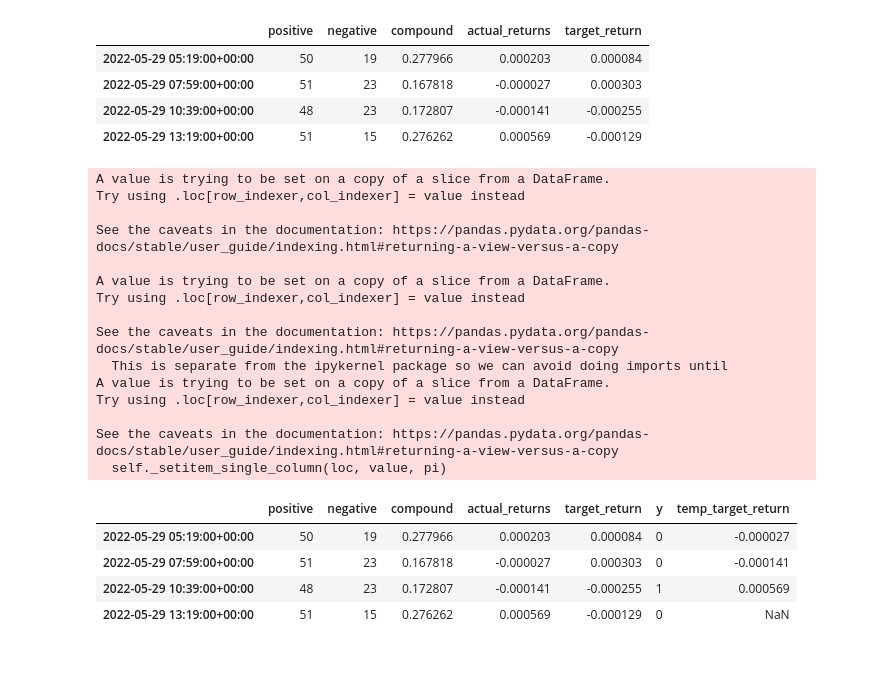
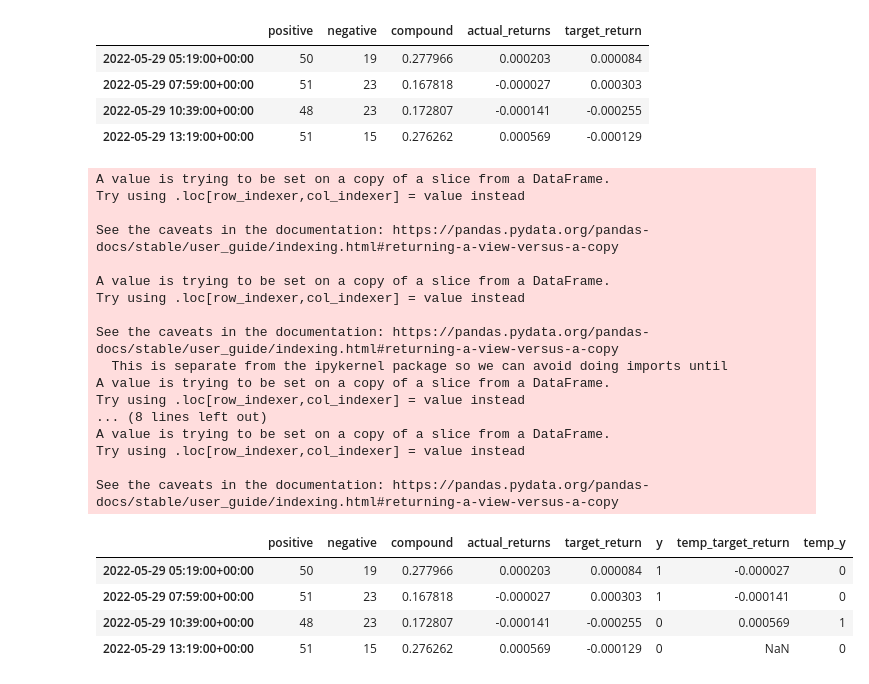
Before and after one commit to mahaguru24/project2-group5, a Jupyter notebook: main.ipynb, the cells around one changed output. Cells and saved outputs as stored; diff of their text form; code cells hidden in the pictures.

Commit message:
Get temp_y

```diff
--- a/main.ipynb
+++ b/main.ipynb
@@ -269,27 +269,32 @@ findal_df
 # %%
 # todo shift returns
 findal_df['temp_target_return'] = findal_df['actual_returns'].shift(-1)
 findal_df['y'] = 0
-findal_df.loc[findal_df['temp_target_return'] > 0, 'y'] = 1
+findal_df.loc[findal_df['target_return'] > 0, 'y'] = 1
+findal_df['temp_target_return'] = findal_df['actual_returns'].shift(-1)
+findal_df['temp_y'] = 0
+findal_df.loc[findal_df['temp_target_return'] > 0, 'temp_y'] = 1
 findal_df
 # %% [output]
 A value is trying to be set on a copy of a slice from a DataFrame.
 Try using .loc[row_indexer,col_indexer] = value instead
 
 See the caveats in the documentation: https://pandas.pydata.org/pandas-docs/stable/user_guide/indexing.html#returning-a-view-versus-a-copy
 
 A value is trying to be set on a copy of a slice from a DataFrame.
 Try using .loc[row_indexer,col_indexer] = value instead
 
 See the caveats in the documentation: https://pandas.pydata.org/pandas-docs/stable/user_guide/indexing.html#returning-a-view-versus-a-copy
   This is separate from the ipykernel package so we can avoid doing imports until
 A value is trying to be set on a copy of a slice from a DataFrame.
 Try using .loc[row_indexer,col_indexer] = value instead
+... (8 lines left out)
+A value is trying to be set on a copy of a slice from a DataFrame.
+Try using .loc[row_indexer,col_indexer] = value instead
 
 See the caveats in the documentation: https://pandas.pydata.org/pandas-docs/stable/user_guide/indexing.html#returning-a-view-versus-a-copy
-  self._setitem_single_column(loc, value, pi)
-|  | positive | negative | compound | actual_returns | target_return | y | temp_target_return |
-| 2022-05-29 05:19:00+00:00 | 50 | 19 | 0.277966 | 0.000203 | 0.000084 | 0 | -0.000027 |
-| 2022-05-29 07:59:00+00:00 | 51 | 23 | 0.167818 | -0.000027 | 0.000303 | 0 | -0.000141 |
-| 2022-05-29 10:39:00+00:00 | 48 | 23 | 0.172807 | -0.000141 | -0.000255 | 1 | 0.000569 |
-| 2022-05-29 13:19:00+00:00 | 51 | 15 | 0.276262 | 0.000569 | -0.000129 | 0 | NaN |
+|  | positive | negative | compound | actual_returns | target_return | y | temp_target_return | temp_y |
+| 2022-05-29 05:19:00+00:00 | 50 | 19 | 0.277966 | 0.000203 | 0.000084 | 1 | -0.000027 | 0 |
+| 2022-05-29 07:59:00+00:00 | 51 | 23 | 0.167818 | -0.000027 | 0.000303 | 1 | -0.000141 | 0 |
+| 2022-05-29 10:39:00+00:00 | 48 | 23 | 0.172807 | -0.000141 | -0.000255 | 0 | 0.000569 | 1 |
+| 2022-05-29 13:19:00+00:00 | 51 | 15 | 0.276262 | 0.000569 | -0.000129 | 0 | NaN | 0 |
```
